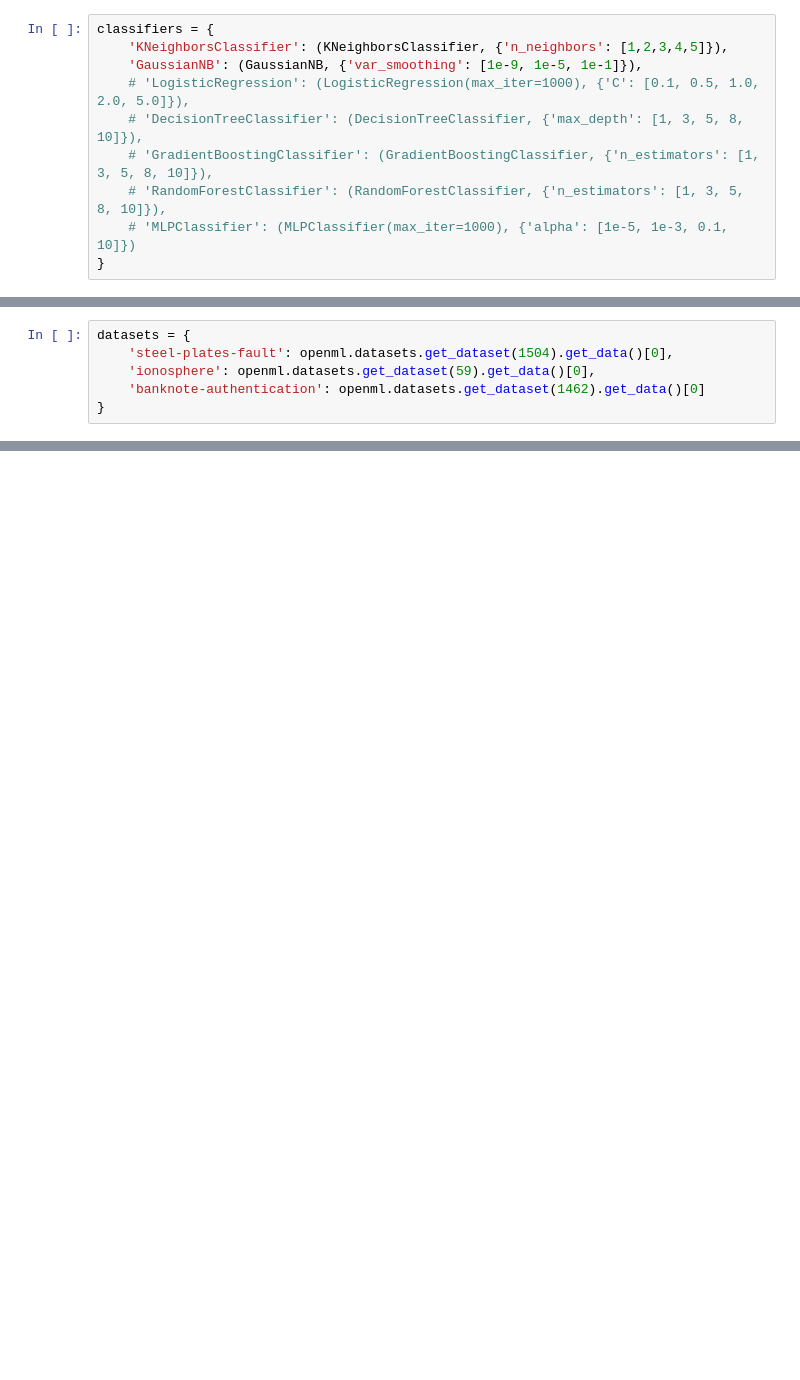
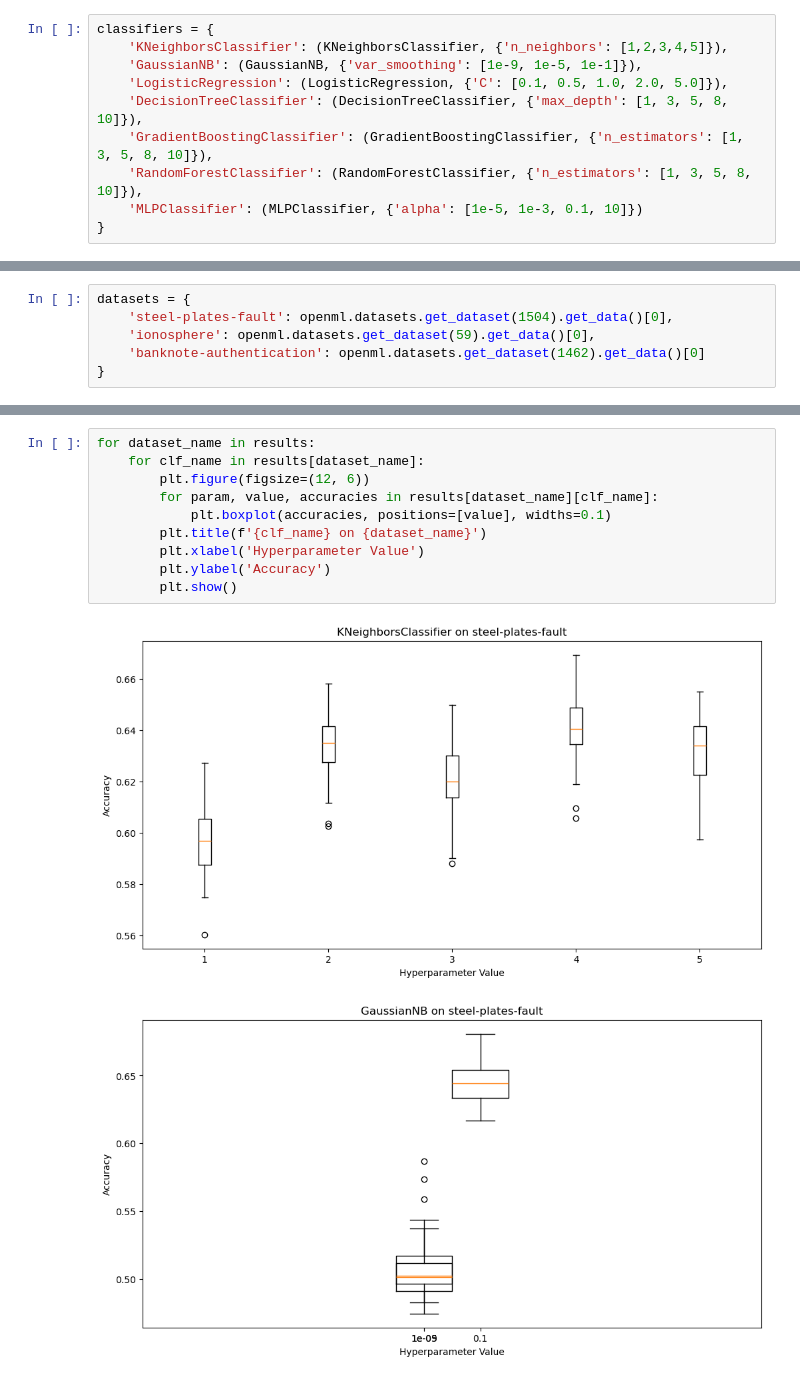
Before and after one commit to Naomi-Parte/AIML-Algorithms, a Jupyter notebook: datasets/classifications.ipynb, the cells around one changed output, grey strips where cells are left out. Cells and saved outputs as stored; diff of their text form; blank space fills up the shorter version.

Commit message:
graph plotted

```diff
--- a/datasets/classifications.ipynb
+++ b/datasets/classifications.ipynb
@@ -16,9 +18,9 @@ from sklearn.neural_network import MLPClassifier
 classifiers = {
     'KNeighborsClassifier': (KNeighborsClassifier, {'n_neighbors': [1,2,3,4,5]}),
     'GaussianNB': (GaussianNB, {'var_smoothing': [1e-9, 1e-5, 1e-1]}),
-    # 'LogisticRegression': (LogisticRegression(max_iter=1000), {'C': [0.1, 0.5, 1.0, 2.0, 5.0]}),
-    # 'DecisionTreeClassifier': (DecisionTreeClassifier, {'max_depth': [1, 3, 5, 8, 10]}),
-    # 'GradientBoostingClassifier': (GradientBoostingClassifier, {'n_estimators': [1, 3, 5, 8, 10]}),
-    # 'RandomForestClassifier': (RandomForestClassifier, {'n_estimators': [1, 3, 5, 8, 10]}),
-    # 'MLPClassifier': (MLPClassifier(max_iter=1000), {'alpha': [1e-5, 1e-3, 0.1, 10]})
+    'LogisticRegression': (LogisticRegression, {'C': [0.1, 0.5, 1.0, 2.0, 5.0]}),
+    'DecisionTreeClassifier': (DecisionTreeClassifier, {'max_depth': [1, 3, 5, 8, 10]}),
+    'GradientBoostingClassifier': (GradientBoostingClassifier, {'n_estimators': [1, 3, 5, 8, 10]}),
+    'RandomForestClassifier': (RandomForestClassifier, {'n_estimators': [1, 3, 5, 8, 10]}),
+    'MLPClassifier': (MLPClassifier, {'alpha': [1e-5, 1e-3, 0.1, 10]})
 }
@@ -59,0 +75,13 @@ for dataset_name, data in datasets.items():
+# %%
+for dataset_name in results:
+    for clf_name in results[dataset_name]:
+        plt.figure(figsize=(12, 6))
+        for param, value, accuracies in results[dataset_name][clf_name]:
+            plt.boxplot(accuracies, positions=[value], widths=0.1)
+        plt.title(f'{clf_name} on {dataset_name}')
+        plt.xlabel('Hyperparameter Value')
+        plt.ylabel('Accuracy')
+        plt.show()
+# %% [output]
+[figure, added]
+[figure, added]
```
Also changed, not shown: parts of 4 cells of this notebook.
